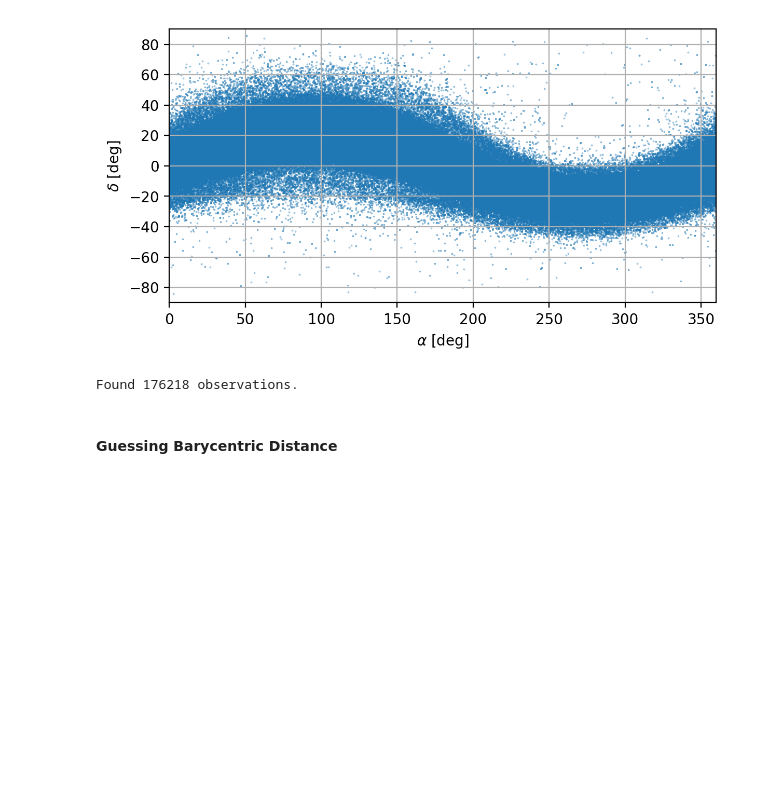
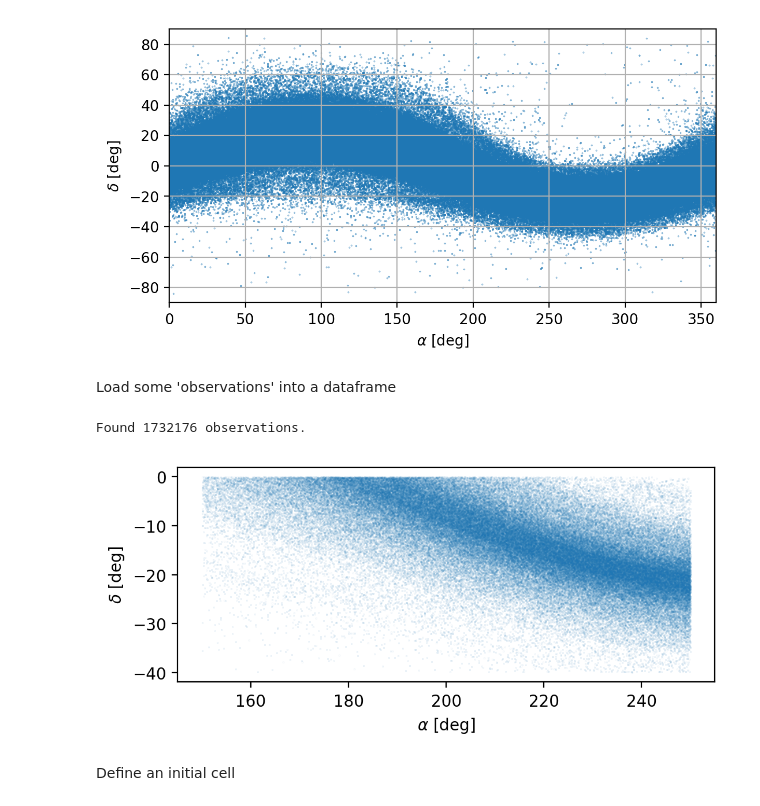
Before and after one commit to moeyensj/thor, a Jupyter notebook: notebooks/phaseFolding_devOptimal.ipynb, the cells around one changed output. Drawn from its saved outputs; the diff is of its cells as text; code cells hidden in the pictures; blank space fills up the shorter version.

```diff
--- a/notebooks/phaseFolding_devOptimal.ipynb
+++ b/notebooks/phaseFolding_devOptimal.ipynb
@@ -217,4 +533,25 @@ night = queryNight(con, 59582)
 plotNight(night)
 # %% [output]
 [figure]
+# %% [markdown]
+Load some 'observations' into a dataframe
+# %%
+raRange = [150, 250]
+decRange = [-40, 0]
+mjdRange = [59582, 59582 + 10]
+observations = getObservations(raRange, decRange, mjdRange, con)
+# %% [output]
+Found 1732176 observations.
+# %%
+ra = observations[observations["night"] == 59582]["RA_deg"].values
+dec = observations[observations["night"] == 59582]["Dec_deg"].values
+
+fig, ax = plt.subplots(1, 1, dpi=200)
+ax.scatter(ra, dec, s=0.001)
+_setAxes(ax, "equatorialAngular")
+ax.set_aspect("equal")
+# %% [output]
+[figure, added]
+# %% [markdown]
+Define an initial cell
 # %%
@@ -222,6 +559,0 @@ cell = Cell([199.8, -19.8], [59582, 59582+10])
-# %%
-cell.gatherObservations(con)
-# %% [output]
-Found 176218 observations.
-# %% [markdown]
-#### Guessing Barycentric Distance
```
Also changed, not shown: parts of 43 cells of this notebook.
